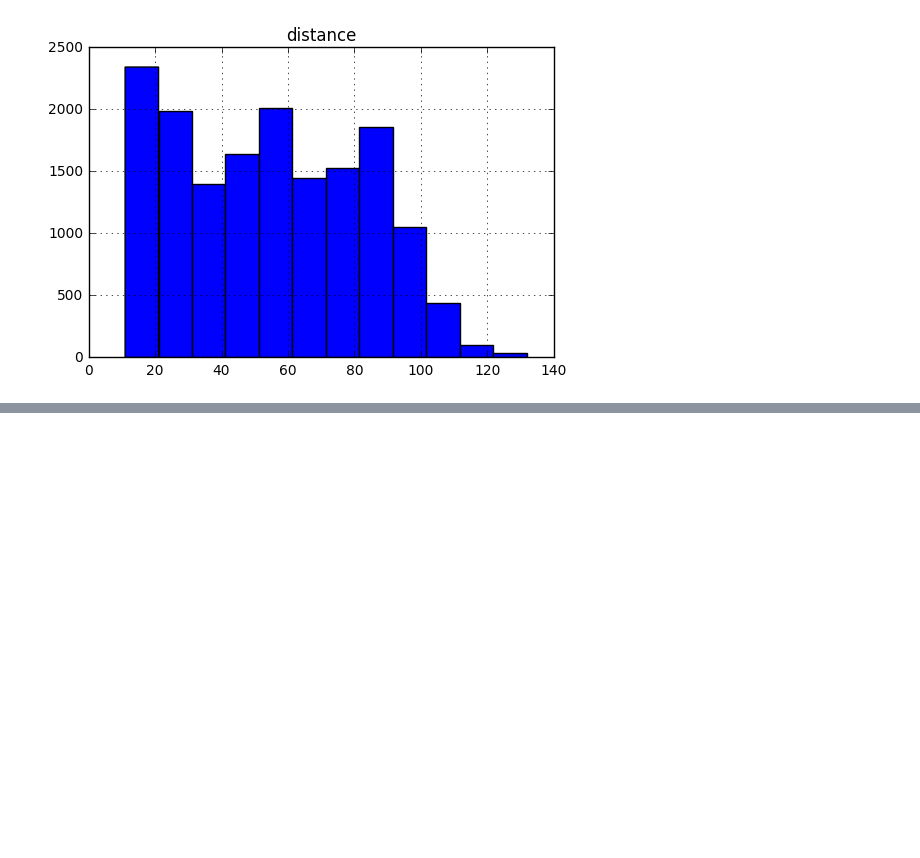
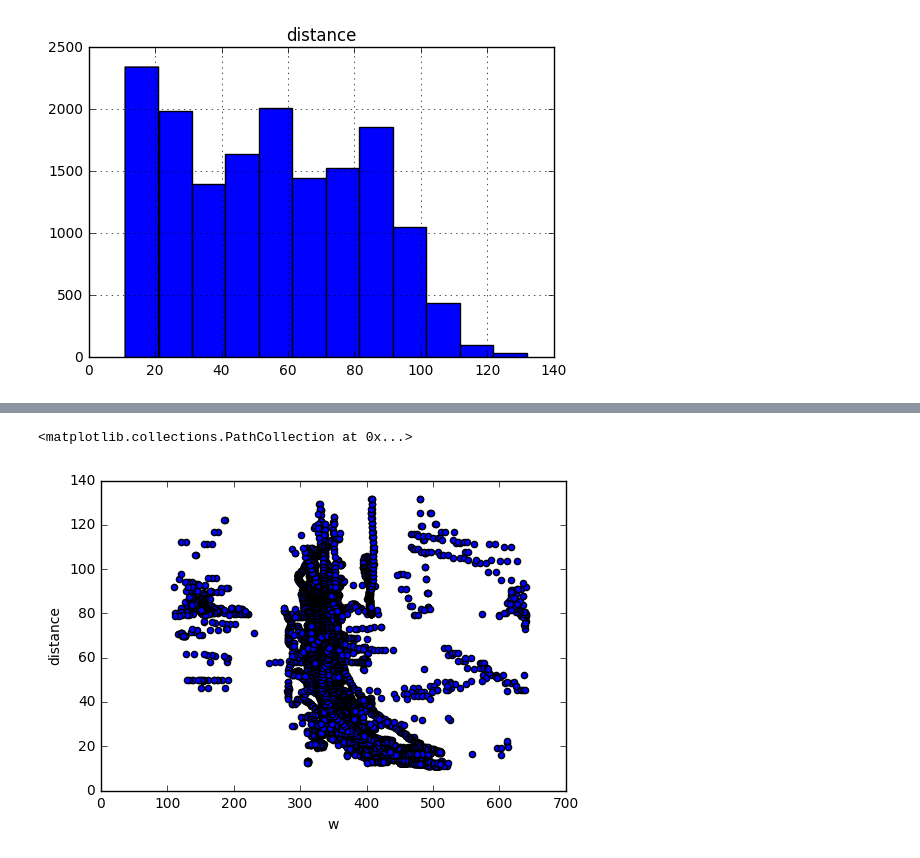
Before and after one commit to rhanschristiansen/Einstein, a Jupyter notebook: notebooks/EDA.ipynb, the cells around one changed output, grey strips where cells are left out. Cells and saved outputs as stored; diff of their text form; code cells hidden in the pictures; blank space fills up the shorter version.

```diff
--- a/notebooks/EDA.ipynb
+++ b/notebooks/EDA.ipynb
@@ -206,0 +152,7 @@ compare_errors(dataframe_1=results_small, dataframe_2=results, start_idx=0, end_
+# %%
+plt.xlabel('w')
+plt.ylabel('distance')
+plt.scatter(df_train['w'], df_train['distance'])
+# %% [output]
+<matplotlib.collections.PathCollection at 0x...>
+[figure, added]
```
Also changed, not shown: parts of 18 cells of this notebook, 2 other files.
